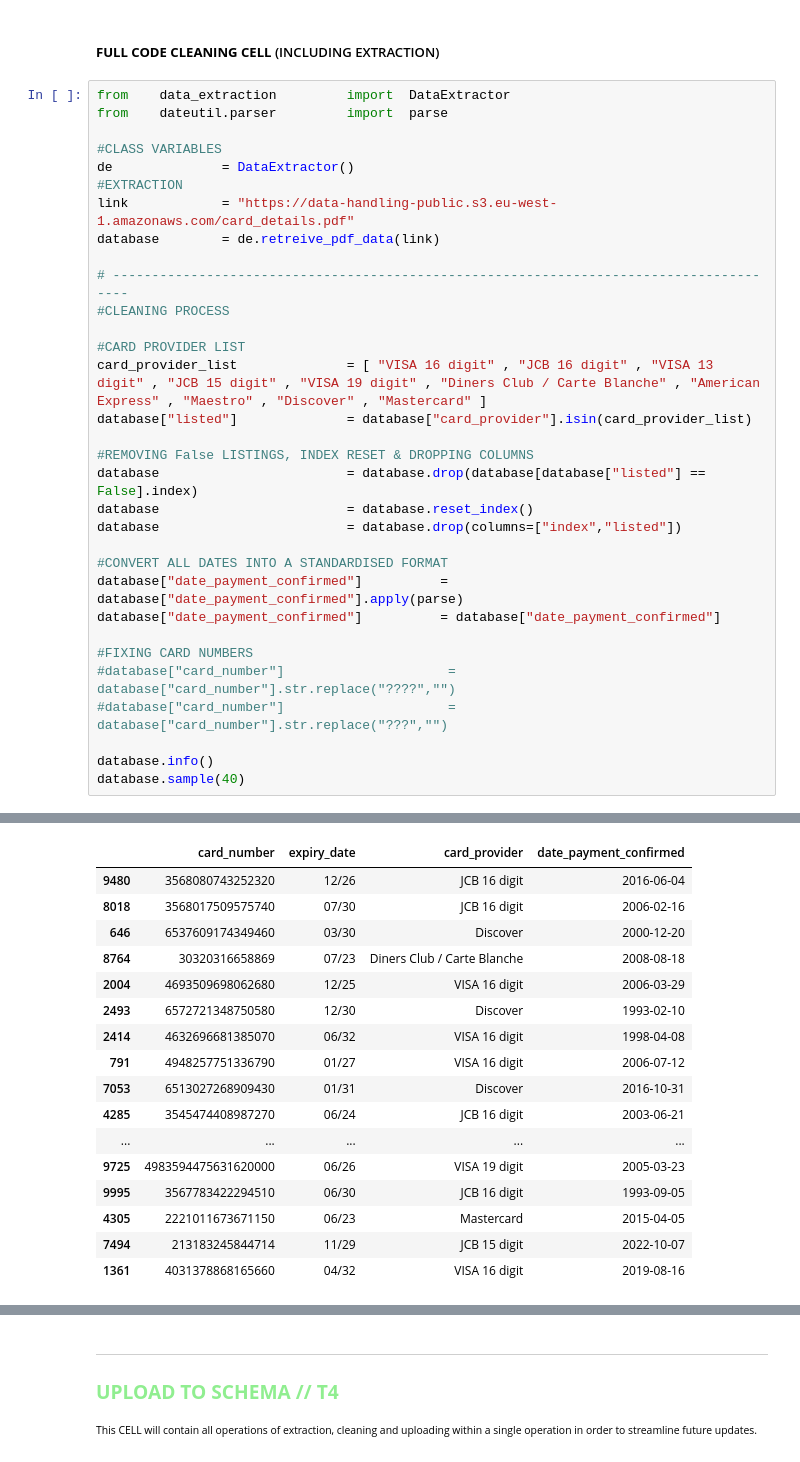
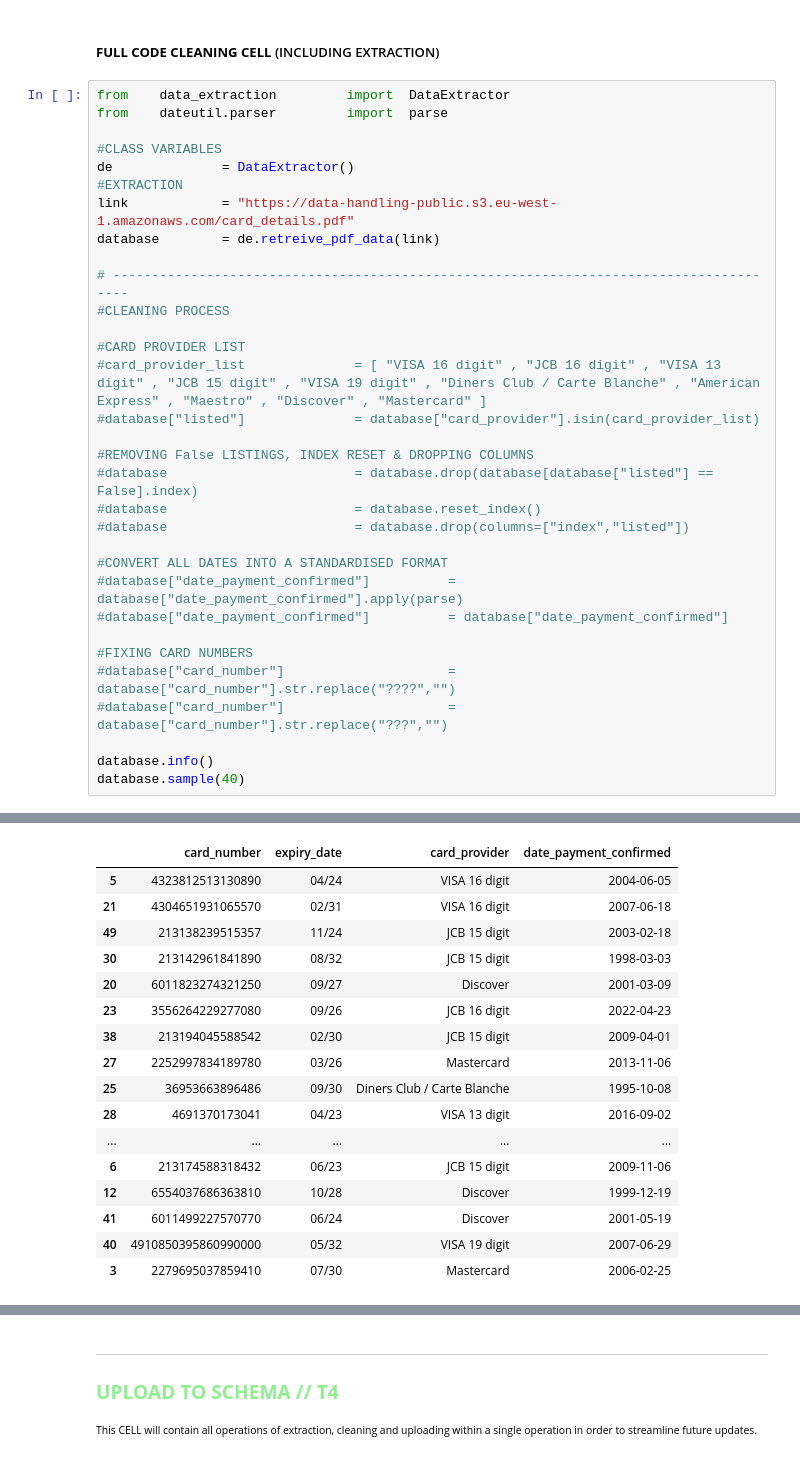
Before and after one commit to javeer89/data_centralisation, a Jupyter notebook: MRDC_Project - milestone2.ipynb, the cells around one changed output, grey strips where cells are left out. Saved outputs shown, nothing was run; the diff lists cells and outputs as text.

```diff
--- a/MRDC_Project - milestone2.ipynb
+++ b/MRDC_Project - milestone2.ipynb
@@ -450,17 +455,17 @@ database        = de.retreive_pdf_data(link)
 #CLEANING PROCESS
 
 #CARD PROVIDER LIST
-card_provider_list              = [ "VISA 16 digit" , "JCB 16 digit" , "VISA 13 digit" , "JCB 15 digit" , "VISA 19 digit" , "Diners Club / Carte Blanche" , "American Express" , "Maestro" , "Discover" , "Mastercard" ]
-database["listed"]              = database["card_provider"].isin(card_provider_list)
+#card_provider_list              = [ "VISA 16 digit" , "JCB 16 digit" , "VISA 13 digit" , "JCB 15 digit" , "VISA 19 digit" , "Diners Club / Carte Blanche" , "American Express" , "Maestro" , "Discover" , "Mastercard" ]
+#database["listed"]              = database["card_provider"].isin(card_provider_list)
 
 #REMOVING False LISTINGS, INDEX RESET & DROPPING COLUMNS
-database                        = database.drop(database[database["listed"] == False].index)
-database                        = database.reset_index()
-database                        = database.drop(columns=["index","listed"])
+#database                        = database.drop(database[database["listed"] == False].index)
+#database                        = database.reset_index()
+#database                        = database.drop(columns=["index","listed"])
 
 #CONVERT ALL DATES INTO A STANDARDISED FORMAT
-database["date_payment_confirmed"]          = database["date_payment_confirmed"].apply(parse)
-database["date_payment_confirmed"]          = database["date_payment_confirmed"]
+#database["date_payment_confirmed"]          = database["date_payment_confirmed"].apply(parse)
+#database["date_payment_confirmed"]          = database["date_payment_confirmed"]
 
 #FIXING CARD NUMBERS
 #database["card_number"]                     = database["card_number"].str.replace("????","")
@@ -483,19 +488,19 @@ memory usage: 313.1+ KB
 |  | card_number | expiry_date | card_provider | date_payment_confirmed |
-| 9480 | 3568080743252320 | 12/26 | JCB 16 digit | 2016-06-04 |
-| 8018 | 3568017509575740 | 07/30 | JCB 16 digit | 2006-02-16 |
-| 646 | 6537609174349460 | 03/30 | Discover | 2000-12-20 |
-| 8764 | 30320316658869 | 07/23 | Diners Club / Carte Blanche | 2008-08-18 |
-| 2004 | 4693509698062680 | 12/25 | VISA 16 digit | 2006-03-29 |
-| 2493 | 6572721348750580 | 12/30 | Discover | 1993-02-10 |
-| 2414 | 4632696681385070 | 06/32 | VISA 16 digit | 1998-04-08 |
-| 791 | 4948257751336790 | 01/27 | VISA 16 digit | 2006-07-12 |
-| 7053 | 6513027268909430 | 01/31 | Discover | 2016-10-31 |
-| 4285 | 3545474408987270 | 06/24 | JCB 16 digit | 2003-06-21 |
+| 5 | 4323812513130890 | 04/24 | VISA 16 digit | 2004-06-05 |
+| 21 | 4304651931065570 | 02/31 | VISA 16 digit | 2007-06-18 |
+| 49 | 213138239515357 | 11/24 | JCB 15 digit | 2003-02-18 |
+| 30 | 213142961841890 | 08/32 | JCB 15 digit | 1998-03-03 |
+| 20 | 6011823274321250 | 09/27 | Discover | 2001-03-09 |
+| 23 | 3556264229277080 | 09/26 | JCB 16 digit | 2022-04-23 |
+| 38 | 213194045588542 | 02/30 | JCB 15 digit | 2009-04-01 |
+| 27 | 2252997834189780 | 03/26 | Mastercard | 2013-11-06 |
+| 25 | 36953663896486 | 09/30 | Diners Club / Carte Blanche | 1995-10-08 |
+| 28 | 4691370173041 | 04/23 | VISA 13 digit | 2016-09-02 |
 | ... | ... | ... | ... | ... |
-| 9725 | 4983594475631620000 | 06/26 | VISA 19 digit | 2005-03-23 |
-| 9995 | 3567783422294510 | 06/30 | JCB 16 digit | 1993-09-05 |
-| 4305 | 2221011673671150 | 06/23 | Mastercard | 2015-04-05 |
-| 7494 | 213183245844714 | 11/29 | JCB 15 digit | 2022-10-07 |
-| 1361 | 4031378868165660 | 04/32 | VISA 16 digit | 2019-08-16 |
+| 6 | 213174588318432 | 06/23 | JCB 15 digit | 2009-11-06 |
+| 12 | 6554037686363810 | 10/28 | Discover | 1999-12-19 |
+| 41 | 6011499227570770 | 06/24 | Discover | 2001-05-19 |
+| 40 | 4910850395860990000 | 05/32 | VISA 19 digit | 2007-06-29 |
+| 3 | 2279695037859410 | 07/30 | Mastercard | 2006-02-25 |
 # %%
 #database.loc[database["card_number"].str.len() == 20]
```
Also changed, not shown: parts of 8 cells of this notebook, 10 other files.
